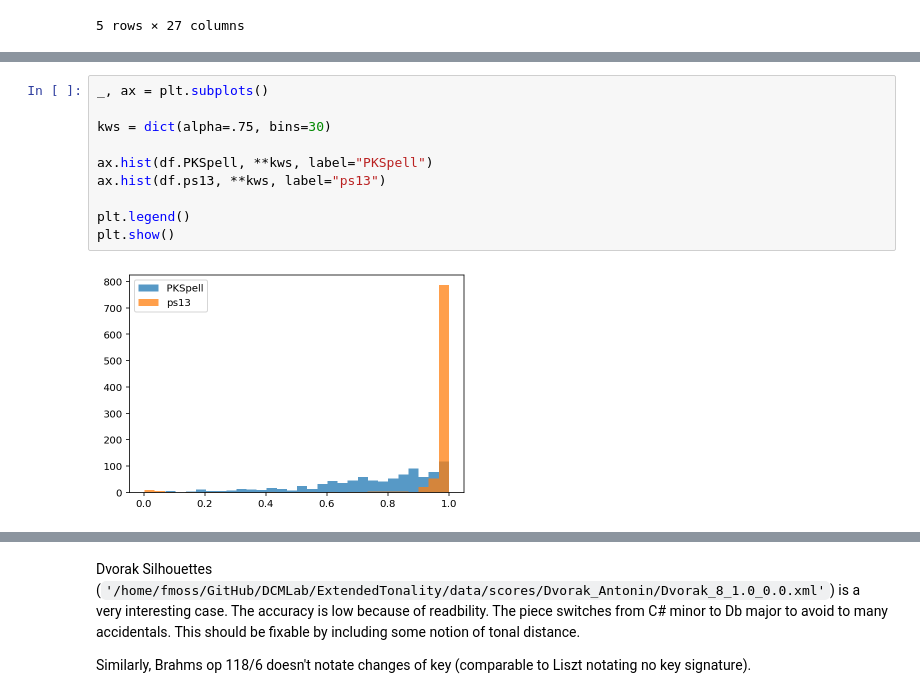
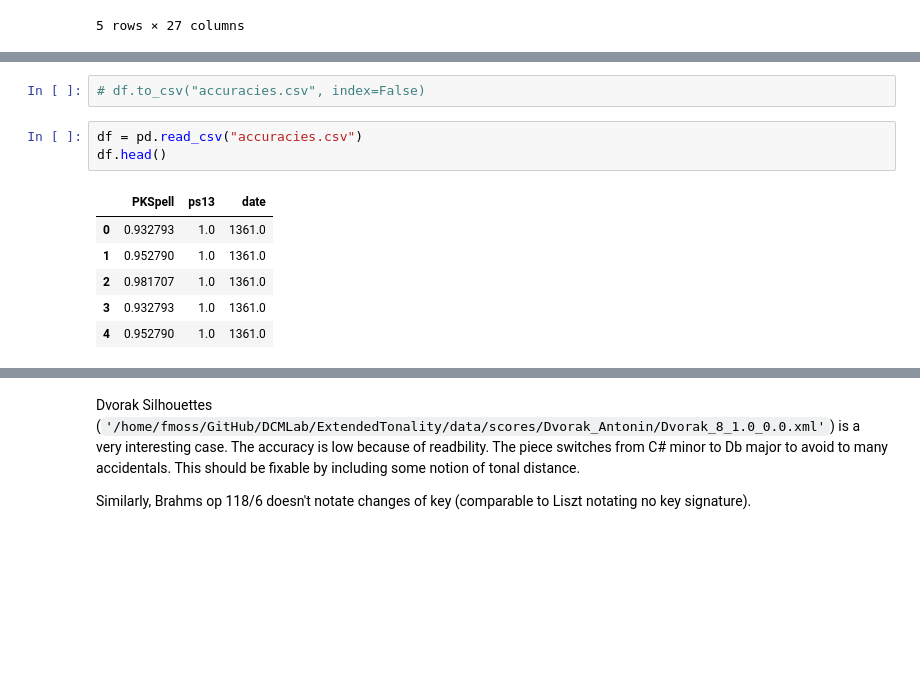
Before and after one commit to fabianmoss/pkspell, a Jupyter notebook: analysis/analysis.ipynb, the cells around one changed output, grey strips where cells are left out. Drawn from its saved outputs; the diff is of its cells as text; blank space fills up the shorter version.

```diff
--- a/analysis/analysis.ipynb
+++ b/analysis/analysis.ipynb
@@ -127,13 +120,13 @@ df.head()
-# %%
-_, ax = plt.subplots()
-
-kws = dict(alpha=.75, bins=30)
-
-ax.hist(df.PKSpell, **kws, label="PKSpell")
-ax.hist(df.ps13, **kws, label="ps13")
-
-plt.legend()
-plt.show()
-# %% [output]
-[figure, removed]
+# %%
+# df.to_csv("accuracies.csv", index=False)
+# %%
+df = pd.read_csv("accuracies.csv")
+df.head()
+# %% [output]
+|  | PKSpell | ps13 | date |
+| 0 | 0.932793 | 1.0 | 1361.0 |
+| 1 | 0.952790 | 1.0 | 1361.0 |
+| 2 | 0.981707 | 1.0 | 1361.0 |
+| 3 | 0.932793 | 1.0 | 1361.0 |
+| 4 | 0.952790 | 1.0 | 1361.0 |
 # %%
```
Also changed, not shown: parts of 7 cells of this notebook, 1 other file.
